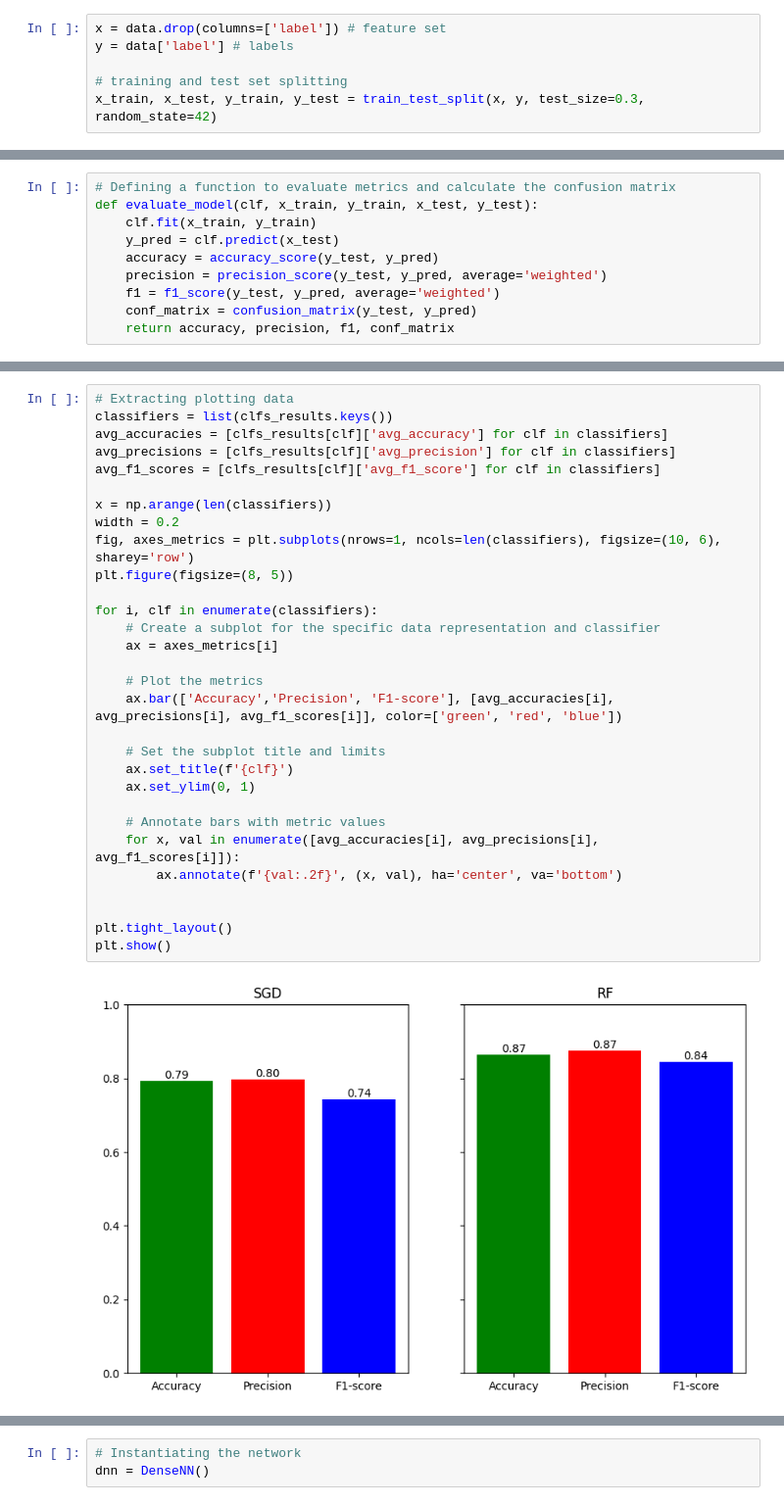
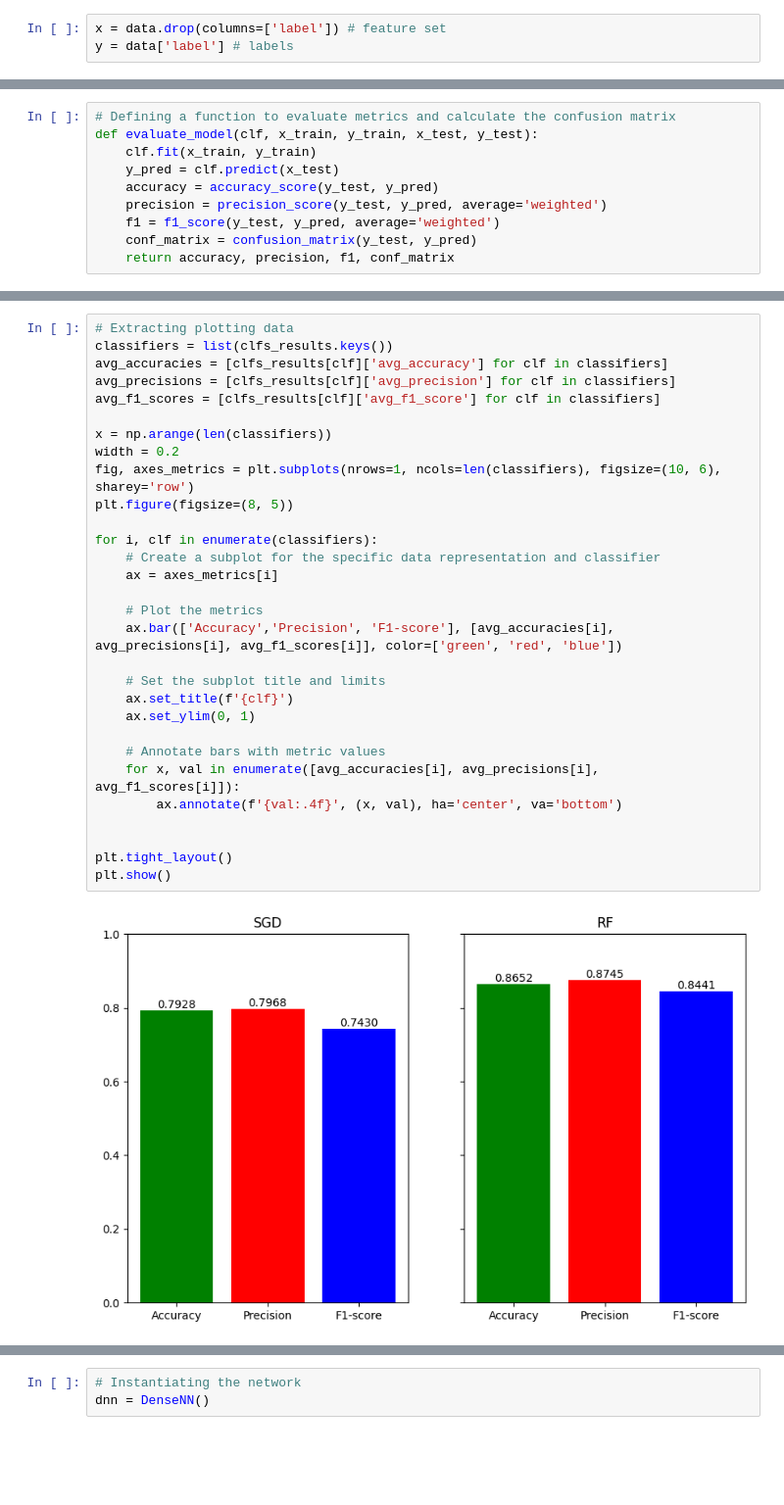
Before and after one commit to giacomo-monni/ML_Project, a Jupyter notebook: ML_Project.ipynb, the cells around one changed output, grey strips where cells are left out. Shown at 98% size. Drawn from its saved outputs; the diff is of its cells as text; blank space fills up the shorter version.

```diff
--- a/ML_Project.ipynb
+++ b/ML_Project.ipynb
@@ -668,6 +671,3 @@ data.head()
 # %%
 x = data.drop(columns=['label']) # feature set
 y = data['label'] # labels
-
-# training and test set splitting
-x_train, x_test, y_train, y_test = train_test_split(x, y, test_size=0.3, random_state=42)
@@ -770,34 +772,34 @@ In this section we will see the results, in terms of classification report and c
 # %%
 # Extracting plotting data
 classifiers = list(clfs_results.keys())
 avg_accuracies = [clfs_results[clf]['avg_accuracy'] for clf in classifiers]
 avg_precisions = [clfs_results[clf]['avg_precision'] for clf in classifiers]
 avg_f1_scores = [clfs_results[clf]['avg_f1_score'] for clf in classifiers]
 
 x = np.arange(len(classifiers))
 width = 0.2
 fig, axes_metrics = plt.subplots(nrows=1, ncols=len(classifiers), figsize=(10, 6), sharey='row')
 plt.figure(figsize=(8, 5))
 
 for i, clf in enumerate(classifiers):
     # Create a subplot for the specific data representation and classifier
     ax = axes_metrics[i]
 
     # Plot the metrics
     ax.bar(['Accuracy','Precision', 'F1-score'], [avg_accuracies[i], avg_precisions[i], avg_f1_scores[i]], color=['green', 'red', 'blue'])
 
     # Set the subplot title and limits
     ax.set_title(f'{clf}')
     ax.set_ylim(0, 1)
 
     # Annotate bars with metric values
     for x, val in enumerate([avg_accuracies[i], avg_precisions[i], avg_f1_scores[i]]):
-        ax.annotate(f'{val:.2f}', (x, val), ha='center', va='bottom')
+        ax.annotate(f'{val:.4f}', (x, val), ha='center', va='bottom')
 
 
 plt.tight_layout()
 plt.show()
 # %% [output]
-[figure, old version]
+[figure, new version]
 <Figure size 800x500 with 0 Axes>
 # %%
```
Also changed, not shown: parts of 25 cells of this notebook.
